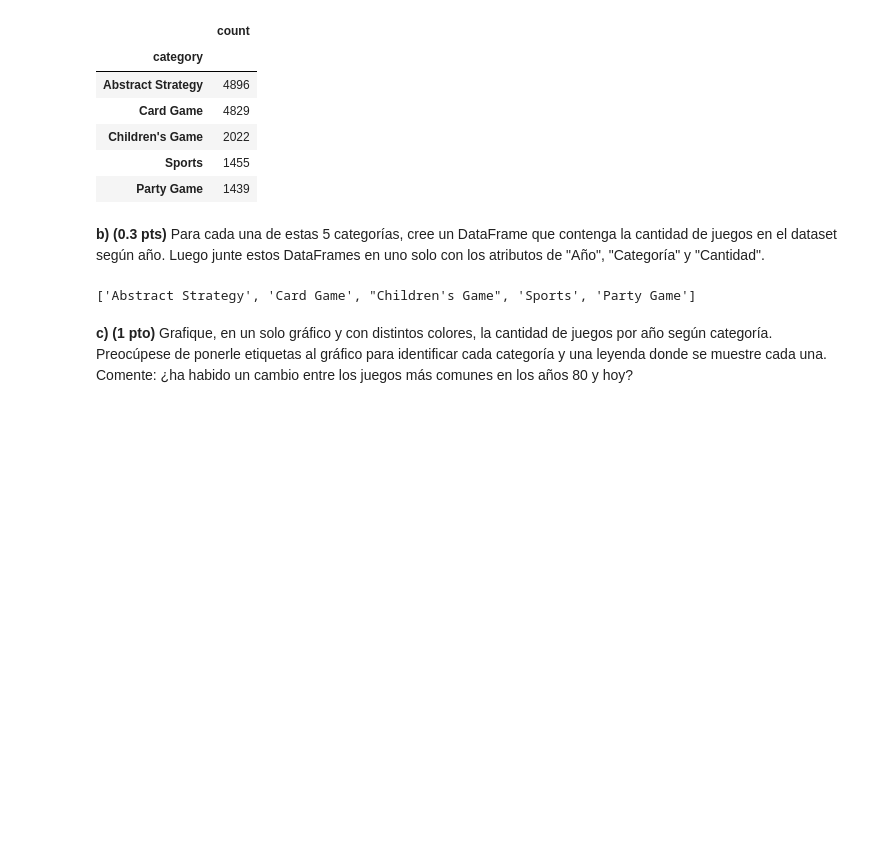
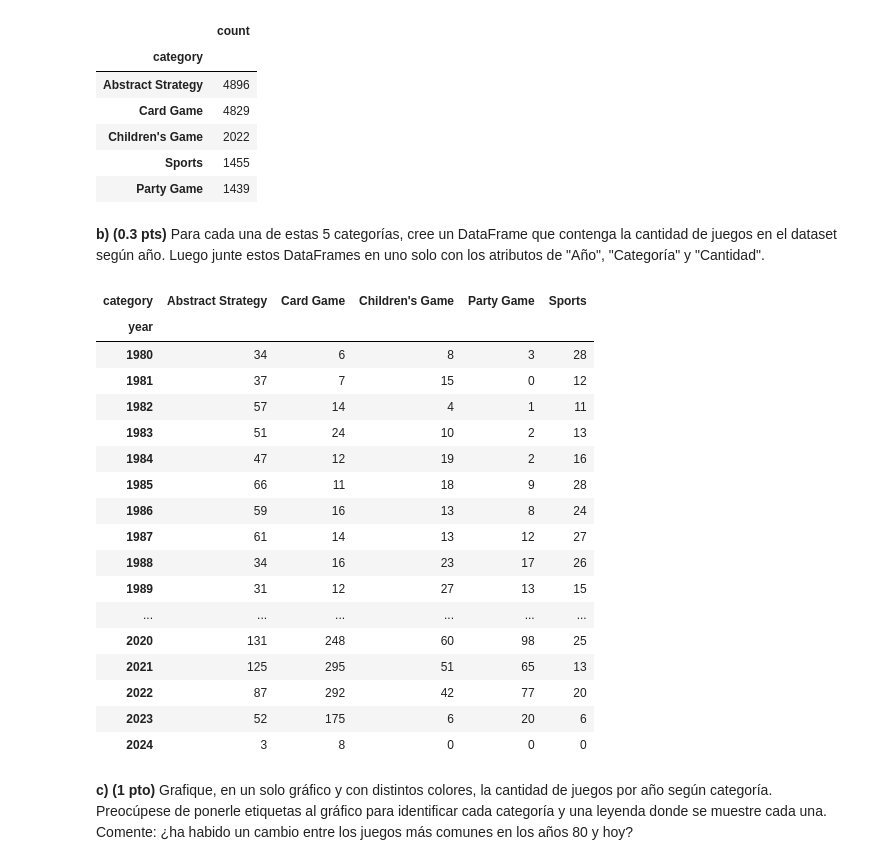
Before and after one commit to ariqueb/Respaldo-Tareas-Ciencias-de-Datos, a Jupyter notebook: tareas/tarea 01/IMT2200-25s2 - Tarea 01.ipynb, the cells around one changed output. Drawn from its saved outputs; the diff is of its cells as text; code cells hidden in the pictures; blank space fills up the shorter version.

```diff
--- a/tareas/tarea 01/IMT2200-25s2 - Tarea 01.ipynb
+++ b/tareas/tarea 01/IMT2200-25s2 - Tarea 01.ipynb
@@ -354,10 +354,61 @@ categorias_comunes
 # %% [markdown]
 **b) (0.3 pts)** Para cada una de estas 5 categorías, cree un DataFrame que contenga la cantidad de juegos en el dataset según año. Luego junte estos DataFrames en uno solo con los atributos de "Año", "Categoría" y "Cantidad".
 # %%
-#Para poder separar estas categorías y crear por separados utilice la función tolist(), la cual me guie de esta pagina: https://docs.kanaries.net/topics/Pandas/dataframe-to-list
-#Lo tuve que hacer con top_5_categorias que con el dataFrame porque con el dataframe me devolvia solo los valores no las categorías en sí
-top_5_categorias = categorias.head(5).index.tolist()
+#Cree DataFrame por separado de las 5 categorías diferentes, ocupe la función groupby para poder añadir lo que necesitaba que era el año y la cantidad
+df_strategy = df_unificado[df_unificado['category'] == 'Abstract Strategy']
+df_strategy = df_strategy.groupby('year').size().reset_index(name='count')
+df_strategy['category'] = 'Abstract Strategy'
+
+df_card = df_unificado[df_unificado['category'] == 'Card Game']
+df_card = df_card.groupby('year').size().reset_index(name='count')
+df_card['category'] = 'Card Game'
+
+df_children = df_unificado[df_unificado['category'] == "Children's Game"]
+df_children = df_children.groupby('year').size().reset_index(name='count')
+df_children['category'] = "Children's Game"
+
+df_sports = df_unificado[df_unificado['category'] == 'Sports']
+df_sports = df_sports.groupby('year').size().reset_index(name='count')
+df_sports['category'] = 'Sports'
+
+df_party = df_unificado[df_unificado['category'] == 'Party Game']
+df_party = df_party.groupby('year').size().reset_index(name='count')
+df_party['category'] = 'Party Game'
+
+#A través de la función concat() uní los DataFrames creados de las categorías para dejarlo en uno solo
+df_categorias = pd.concat([df_strategy,df_card,df_children,df_sports,df_party])
+#Luego sentí correspondiente filtrar que el año sea mayor a 1980 un poco en el contexto de las preguntas y que aparecian años en negativos.
+df_categorias= df_categorias[df_categorias['year'] >= 1980]
+#Pasamos los años a números enteros porque devolvia float
+df_categorias['year'] = df_categorias['year'].astype('Int64')
+#Ocupé la función pivot(), porque me imprimía mal la tabla, ya que me imprimía por año una categoría, y quería que me mostrara las 5 categorías y su cantidad por cada año
+#Por lo que averigue en el libro "Phyton for Data Analysis" paginas 276-277 entonces me guie en el libro ya que no me imprimía como yo queria que se viera y ocupar
+#  esa función ayudo a que más que nada que se viera como tabla de largo, se viera mas ancha y mostrara todas las categerías de uno a uno y  la función fillna() la ocupe para cuando no hubiera un valor, pusiera automaticamente un 0.
+df_final = df_categorias.pivot(index='year', columns='category', values='count').fillna(0)
+
+#Tenia los datos en float asi que los pase a números enteros a través de la función astype(), no funciono para la columna años, por eso mismo tuve que pasarlo arriba
+#ya que se considera como indice la columna año, entonces cambia a todos a números enteros menos el indice.
+df_final = df_final.astype('Int64')
+
+df_final
 # %% [output]
-['Abstract Strategy', 'Card Game', "Children's Game", 'Sports', 'Party Game']
+| category | Abstract Strategy | Card Game | Children's Game | Party Game | Sports |
+| year |  |  |  |  |  |
+| 1980 | 34 | 6 | 8 | 3 | 28 |
+| 1981 | 37 | 7 | 15 | 0 | 12 |
+| 1982 | 57 | 14 | 4 | 1 | 11 |
+| 1983 | 51 | 24 | 10 | 2 | 13 |
+| 1984 | 47 | 12 | 19 | 2 | 16 |
+| 1985 | 66 | 11 | 18 | 9 | 28 |
+| 1986 | 59 | 16 | 13 | 8 | 24 |
+| 1987 | 61 | 14 | 13 | 12 | 27 |
+| 1988 | 34 | 16 | 23 | 17 | 26 |
+| 1989 | 31 | 12 | 27 | 13 | 15 |
+| ... | ... | ... | ... | ... | ... |
+| 2020 | 131 | 248 | 60 | 98 | 25 |
+| 2021 | 125 | 295 | 51 | 65 | 13 |
+| 2022 | 87 | 292 | 42 | 77 | 20 |
+| 2023 | 52 | 175 | 6 | 20 | 6 |
+| 2024 | 3 | 8 | 0 | 0 | 0 |
 # %% [markdown]
 **c) (1 pto)** Grafique, en un solo gráfico y con distintos colores, la cantidad de juegos por año según categoría. Preocúpese de ponerle etiquetas al gráfico para identificar cada categoría y una leyenda donde se muestre cada una. Comente: ¿ha habido un cambio entre los juegos más comunes en los años 80 y hoy?
```
Also changed, not shown: parts of 4 cells of this notebook.
